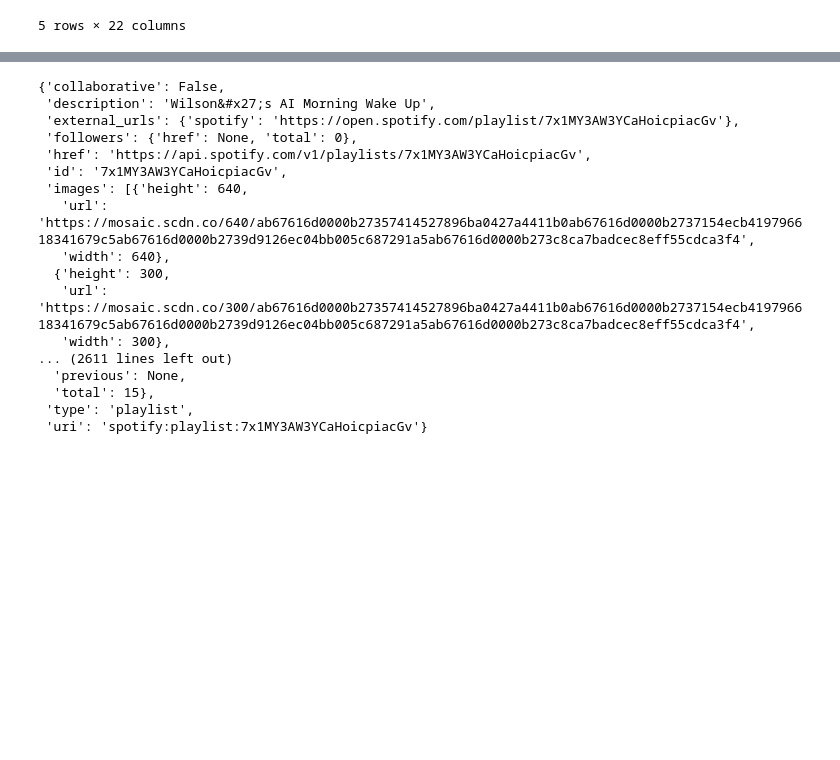
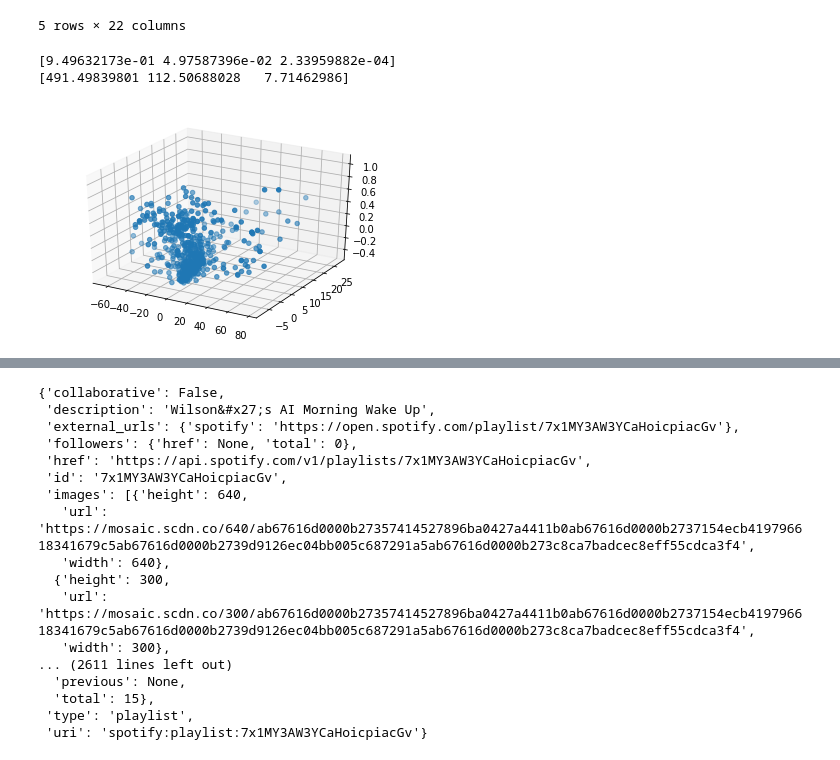
Before and after one commit to alistairwgillespie/wmw_deep_playlist_generator, a Jupyter notebook: 3_Train_Deploy.ipynb, the cells around one changed output, grey strips where cells are left out. Drawn from its saved outputs; the diff is of its cells as text; code cells hidden in the pictures; blank space fills up the shorter version.

```diff
--- a/3_Train_Deploy.ipynb
+++ b/3_Train_Deploy.ipynb
@@ -375,3 +270,16 @@ track_data.head()
 | 3 | 38 | 4 | Didn't I (Dave Allison Rework) | Darondo | 0.539 | 0.70500 | 0 | -6.729 | 1 | ... |
 | 4 | 38 | 5 | Woman Of The Ghetto - Akshin Aliz... | Marlena Shaw | 0.707 | 0.57300 | 7 | -8.403 | 0 | ... |
 5 rows × 22 columns
+# %%
+from sklearn.decomposition import PCA
+
+pca = PCA(n_components=3)
+
+pca.fit(track_data[feature_list])
+
+print(pca.explained_variance_ratio_)
+
+print(pca.singular_values_)
+# %% [output]
+[9.49632173e-01 4.97587396e-02 2.33959882e-04]
+[491.49839801 112.50688028   7.71462986]
@@ -377,0 +297,10 @@ track_data.head()
+# %%
+import matplotlib.pyplot as plt, numpy as np
+from mpl_toolkits.mplot3d import Axes3D
+
+fig = plt.figure()
+ax = fig.add_subplot(111, projection='3d')
+ax.scatter(pca_df[:,0], pca_df[:,1], pca_df[:,2])
+plt.show()
+# %% [output]
+[figure, added]
```
Also changed, not shown: parts of 21 cells of this notebook, 6 other files.
